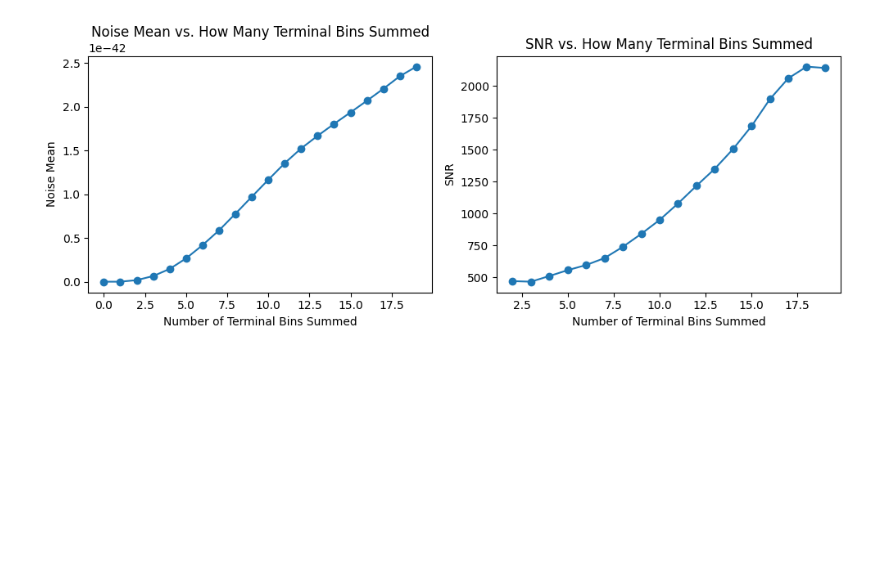
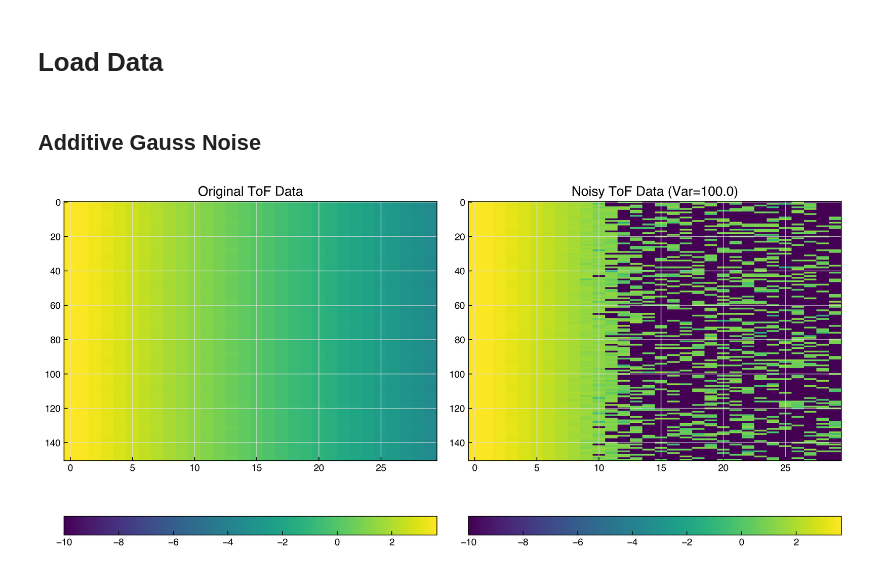
Before and after one commit to RishadR/joint_tof_opt, a Jupyter notebook: visual_debug/noise_viz.ipynb, the cells around one changed output. Saved outputs shown, nothing was run; the diff lists cells and outputs as text; code cells hidden in the pictures; blank space fills up the shorter version.

Commit message:
Updated to include the Additive Gauss

```diff
--- a/visual_debug/noise_viz.ipynb
+++ b/visual_debug/noise_viz.ipynb
@@ -96,31 +1,47 @@ plt.show()
-# %%
-all_noise_variance = []
-all_snr_variance = []
-for i in range(num_bins):
-    window = torch.zeros(num_bins)
-    window[-i - 1:] = 1.0
-    window /= window.norm(2)
-    variance_noise = compute_noise_variance(tof_series_tensor, bin_edges_tensor, window)
-    all_noise_variance.append(variance_noise.mean().item())
-    signal = NthOrderCenteredMoment(tof_series_tensor, bin_edges_tensor, order=2).forward(window)
-    signal_energy = torch.sum(signal ** 2)
-    snr_variance = signal_energy / variance_noise.mean()
-    all_snr_variance.append(snr_variance.item())
-all_snr_variance = np.array(all_snr_variance)
-all_noise_variance = np.array(all_noise_variance)
-
-plt.subplots(1, 2, figsize=(10, 4))
-plt.subplot(1, 2, 1)
-plt.plot(all_noise_variance, marker='o')
-plt.title("Noise Mean vs. How Many Terminal Bins Summed")
-plt.xlabel("Number of Terminal Bins Summed")
-plt.ylabel("Noise Mean")
-plt.subplot(1, 2, 2)
-plt.plot(all_snr_variance, marker='o')
-plt.title("SNR vs. How Many Terminal Bins Summed")
-plt.xlabel("Number of Terminal Bins Summed")
-plt.ylabel("SNR")
-plt.tight_layout()
-plt.show()
-# %% [output]
-[figure, removed]
+# %% [markdown]
+# Load Data
+# %%
+from pathlib import Path
+
+import matplotlib.pyplot as plt
+import numpy as np
+import yaml
+
+from joint_tof_opt import (
+    AdditiveGaussianToFModifier,
+    ToFData,
+    generate_tof,
+)
+from joint_tof_opt.plotting import load_plot_config
+
+file_idx = 4
+ppath_file = Path(f"../data/experiment_{file_idx:04d}.npz")
+tof_dataset_path = Path(f"../data/generated_tof_set_{ppath_file.stem}.npz")
+gen_config: dict = yaml.safe_load(open("../experiments/tof_config.yaml"))
+generate_tof(ppath_file, gen_config, tof_dataset_path, True, True)
+tof_data = ToFData.from_npz(tof_dataset_path)
+load_plot_config()
+# %% [markdown]
+## Additive Gauss Noise
+# %%
+EPS = 1e-10
+noise_var = 100.0
+noise_mod = AdditiveGaussianToFModifier(noise_var)
+tof_noisy = noise_mod.modify(tof_data)
+
+log_orig = np.log10(tof_data.tof_series.numpy() + EPS)
+log_noisy = np.log10(tof_noisy.tof_series.numpy() + EPS)
+vmin = min(log_orig.min(), log_noisy.min())
+vmax = max(log_orig.max(), log_noisy.max())
+
+fig, ax = plt.subplots(1, 2, figsize=(12, 6))
+im0 = ax[0].imshow(log_orig, aspect="auto", vmin=vmin, vmax=vmax, cmap="viridis")
+im1 = ax[1].imshow(log_noisy, aspect="auto", vmin=vmin, vmax=vmax, cmap="viridis")
+ax[0].set_title("Original ToF Data")
+ax[1].set_title(f"Noisy ToF Data (Var={noise_var})")
+fig.colorbar(im0, ax=ax[0], orientation="horizontal", pad=0.15)
+fig.colorbar(im1, ax=ax[1], orientation="horizontal", pad=0.15)
+plt.tight_layout()
+plt.show()
+# %% [output]
+[figure, added]
```
Also changed, not shown: parts of 4 cells of this notebook.
